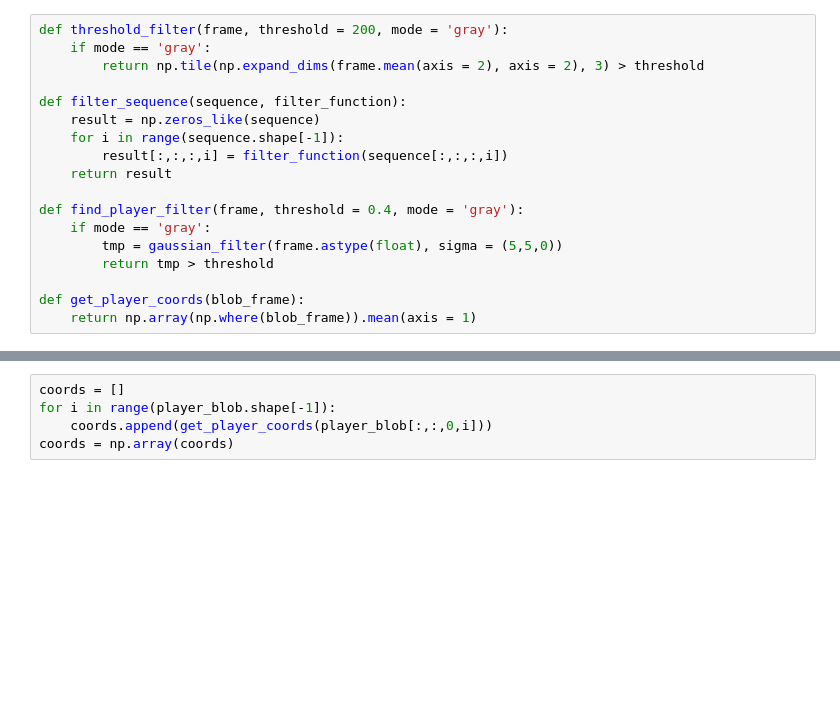
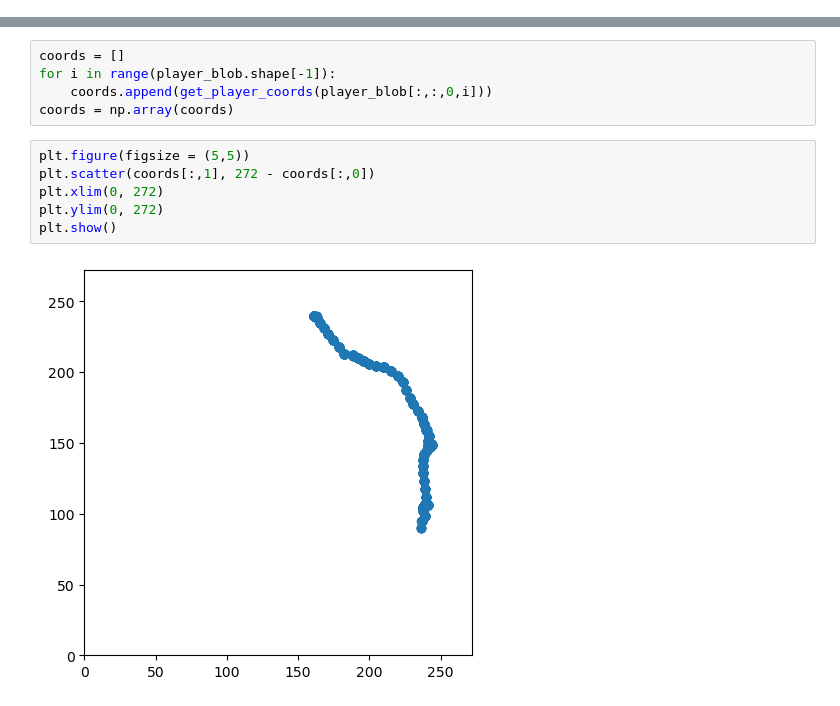
Before and after one commit to drybashlykov/blitz_DS, a Jupyter notebook: notebooks/001_player.ipynb, the cells around one changed output, grey strips where cells are left out. Cells and saved outputs as stored; diff of their text form; blank space fills up the shorter version.

```diff
--- a/notebooks/001_player.ipynb
+++ b/notebooks/001_player.ipynb
@@ -25,18 +18,0 @@ filename = "/home/dmitry/work/open_source_stuff/blitz_DS/replay_videos/test_2.mp
-# %%
-def threshold_filter(frame, threshold = 200, mode = 'gray'):
-    if mode == 'gray':
-        return np.tile(np.expand_dims(frame.mean(axis = 2), axis = 2), 3) > threshold
-
-def filter_sequence(sequence, filter_function):
-    result = np.zeros_like(sequence)
-    for i in range(sequence.shape[-1]):
-        result[:,:,:,i] = filter_function(sequence[:,:,:,i])
-    return result
-
-def find_player_filter(frame, threshold = 0.4, mode = 'gray'):
-    if mode == 'gray':
-        tmp = gaussian_filter(frame.astype(float), sigma = (5,5,0))
-        return tmp > threshold
-
-def get_player_coords(blob_frame):
-    return np.array(np.where(blob_frame)).mean(axis = 1)
@@ -51,3 +29,11 @@ coords = []
 for i in range(player_blob.shape[-1]):
     coords.append(get_player_coords(player_blob[:,:,0,i]))
 coords = np.array(coords)
+# %%
+plt.figure(figsize = (5,5))
+plt.scatter(coords[:,1], 272 - coords[:,0])
+plt.xlim(0, 272)
+plt.ylim(0, 272)
+plt.show()
+# %% [output]
+[figure, added]
```
Also changed, not shown: parts of 4 cells of this notebook, 5 other files.
